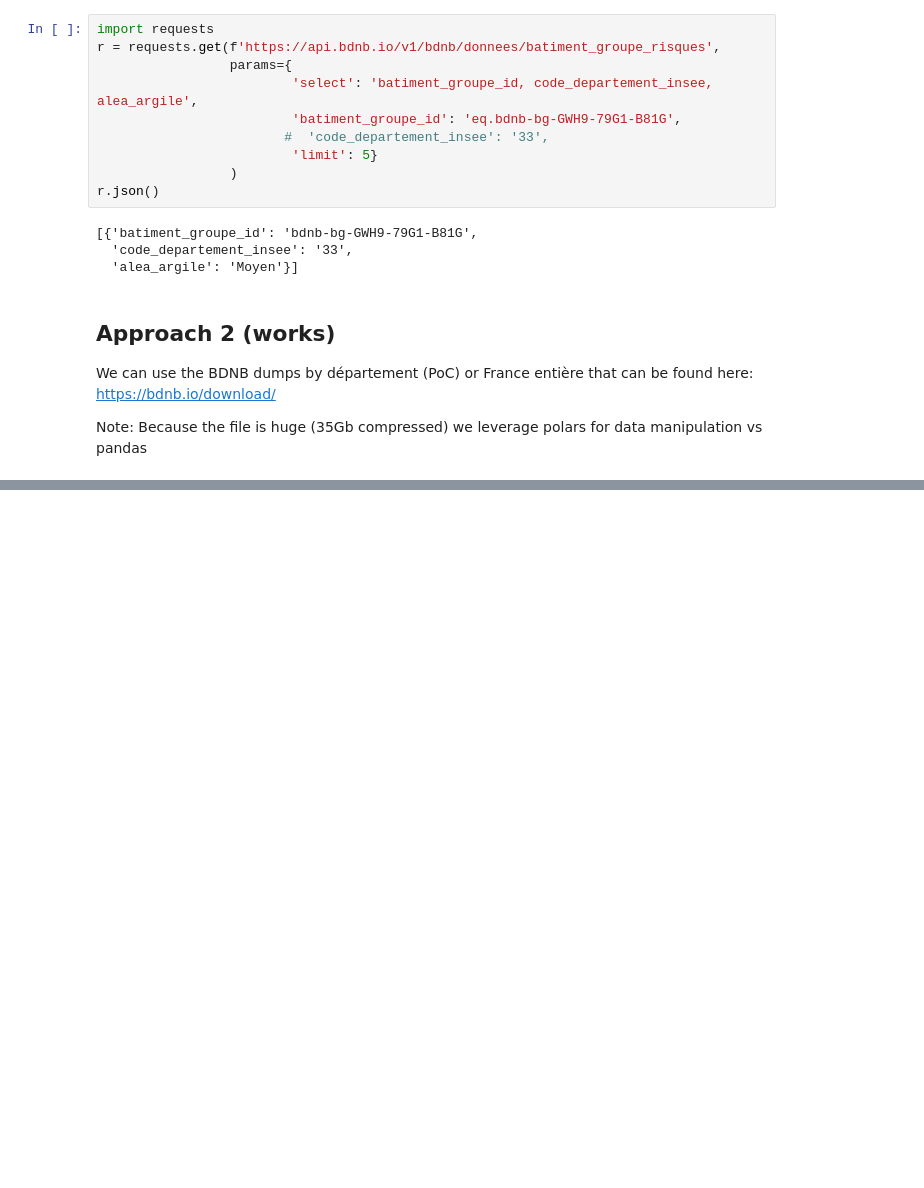
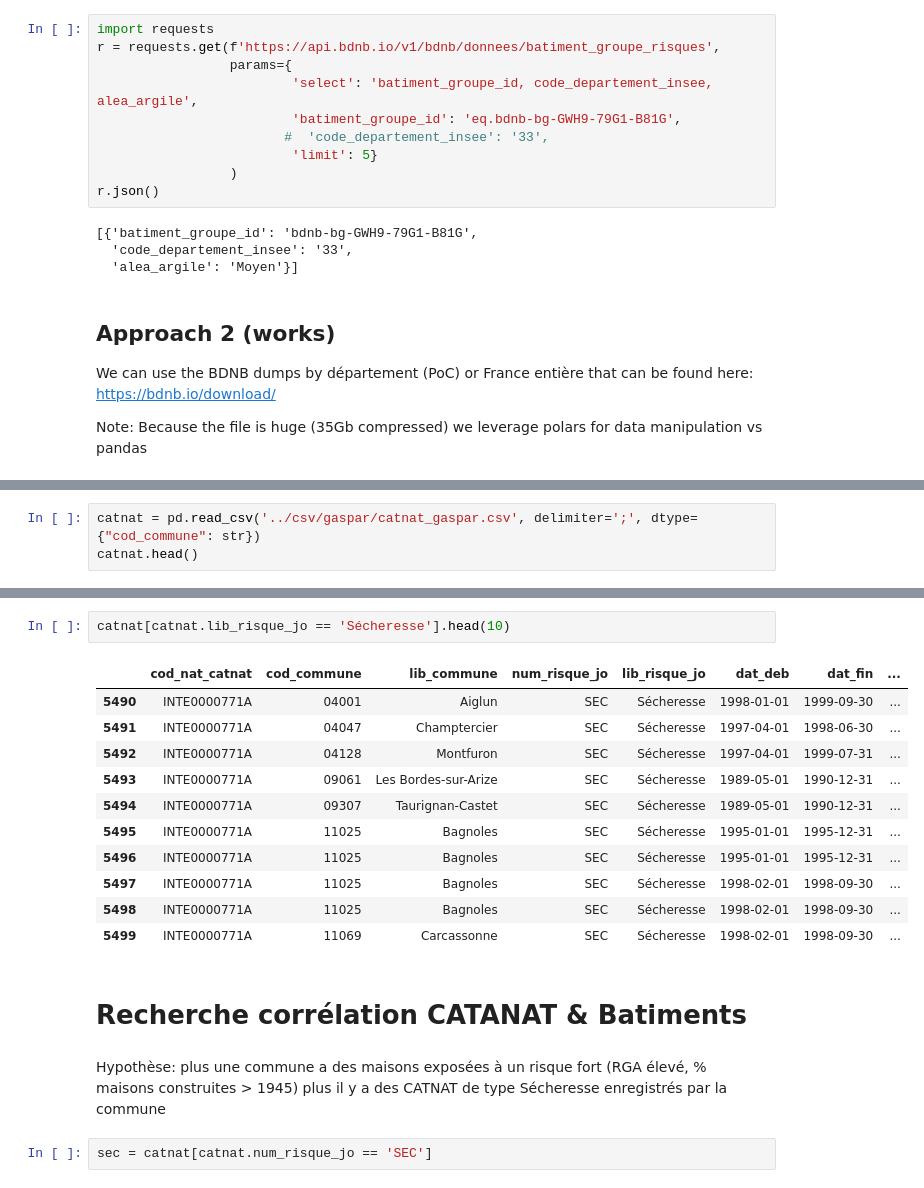
Before and after one commit to dataforgoodfr/14_PrixChangementClimatique, a Jupyter notebook: data/exploration/eda_jacques.ipynb, the cells around one changed output, grey strips where cells are left out. Saved outputs shown, nothing was run; the diff lists cells and outputs as text; blank space fills up the shorter version.

Commit message:
Early CATNAT Explorations

```diff
--- a/data/exploration/eda_jacques.ipynb
+++ b/data/exploration/eda_jacques.ipynb
@@ -379,0 +393,3 @@ df_agg[df_agg.code_commune_insee == '33063'].head()
+# %%
+catnat = pd.read_csv('../csv/gaspar/catnat_gaspar.csv', delimiter=';', dtype={"cod_commune": str})
+catnat.head()
@@ -379,0 +417,20 @@ df_agg[df_agg.code_commune_insee == '33063'].head()
+# %%
+catnat[catnat.lib_risque_jo == 'Sécheresse'].head(10)
+# %% [output]
+|  | cod_nat_catnat | cod_commune | lib_commune | num_risque_jo | lib_risque_jo | dat_deb | dat_fin | ... |
+| 5490 | INTE0000771A | 04001 | Aiglun | SEC | Sécheresse | 1998-01-01 | 1999-09-30 | ... |
+| 5491 | INTE0000771A | 04047 | Champtercier | SEC | Sécheresse | 1997-04-01 | 1998-06-30 | ... |
+| 5492 | INTE0000771A | 04128 | Montfuron | SEC | Sécheresse | 1997-04-01 | 1999-07-31 | ... |
+| 5493 | INTE0000771A | 09061 | Les Bordes-sur-Arize | SEC | Sécheresse | 1989-05-01 | 1990-12-31 | ... |
+| 5494 | INTE0000771A | 09307 | Taurignan-Castet | SEC | Sécheresse | 1989-05-01 | 1990-12-31 | ... |
+| 5495 | INTE0000771A | 11025 | Bagnoles | SEC | Sécheresse | 1995-01-01 | 1995-12-31 | ... |
+| 5496 | INTE0000771A | 11025 | Bagnoles | SEC | Sécheresse | 1995-01-01 | 1995-12-31 | ... |
+| 5497 | INTE0000771A | 11025 | Bagnoles | SEC | Sécheresse | 1998-02-01 | 1998-09-30 | ... |
+| 5498 | INTE0000771A | 11025 | Bagnoles | SEC | Sécheresse | 1998-02-01 | 1998-09-30 | ... |
+| 5499 | INTE0000771A | 11069 | Carcassonne | SEC | Sécheresse | 1998-02-01 | 1998-09-30 | ... |
+# %% [markdown]
+# Recherche corrélation CATANAT & Batiments
+# %% [markdown]
+Hypothèse: plus une commune a des maisons exposées à un risque fort (RGA élevé, % maisons construites > 1945) plus il y a des CATNAT de type Sécheresse enregistrés par la commune
+# %%
+sec = catnat[catnat.num_risque_jo == 'SEC']
```
Also changed, not shown: parts of 16 cells of this notebook.
